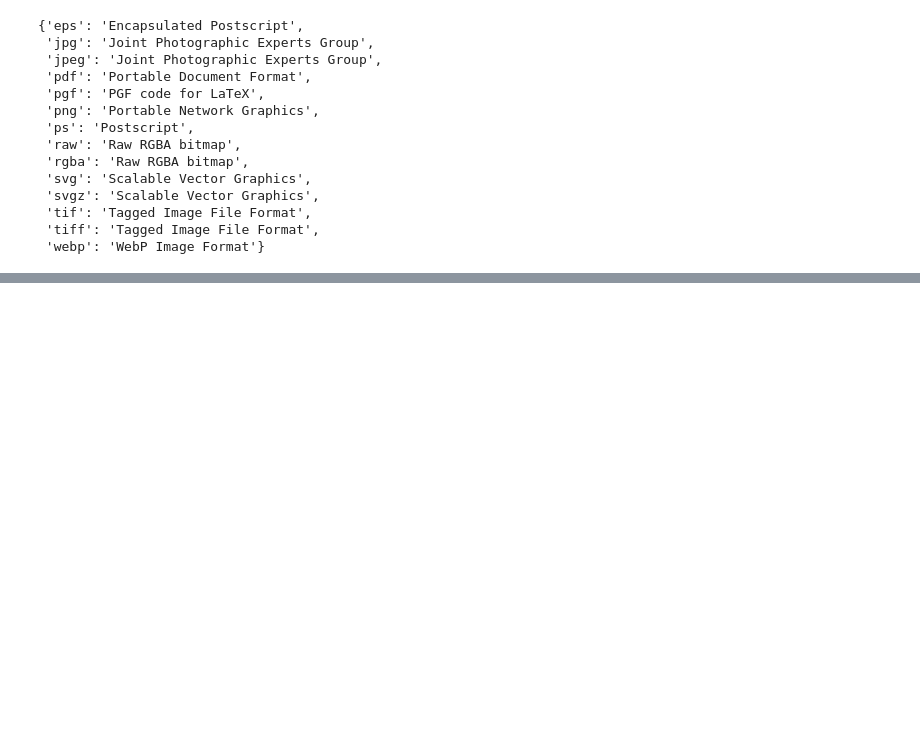
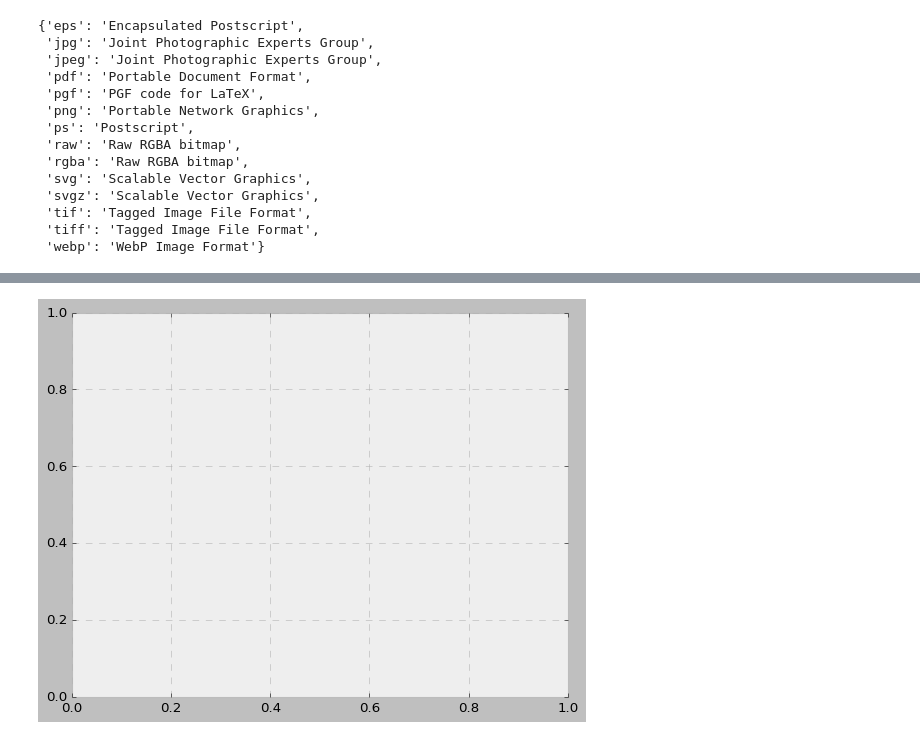
Before and after one commit to Mentaltired/Python_data_science_handbook_abstract, a Jupyter notebook: Глава 4. Matplotlib.ipynb, the cells around one changed output, grey strips where cells are left out. Cells and saved outputs as stored; diff of their text form; code cells hidden in the pictures; blank space fills up the shorter version.

```diff
--- a/Глава 4. Matplotlib.ipynb
+++ b/Глава 4. Matplotlib.ipynb
@@ -61,0 +116,7 @@ fig.canvas.get_supported_filetypes()
+# %%
+plt.style.use('bmh')
+# %%
+fig = plt.figure()
+ax = plt.axes()
+# %% [output]
+[figure, added]
```
Also changed, not shown: parts of 60 cells of this notebook.
